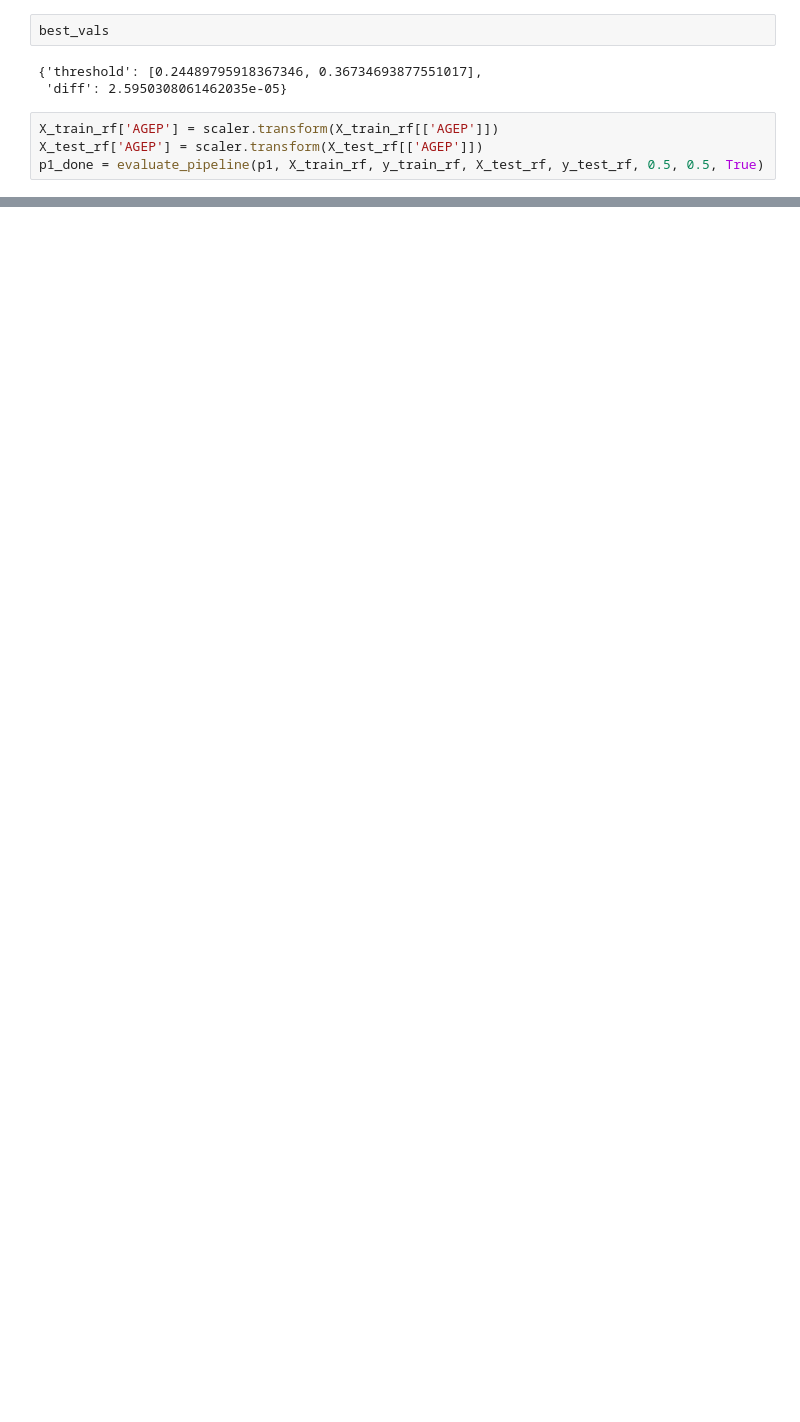
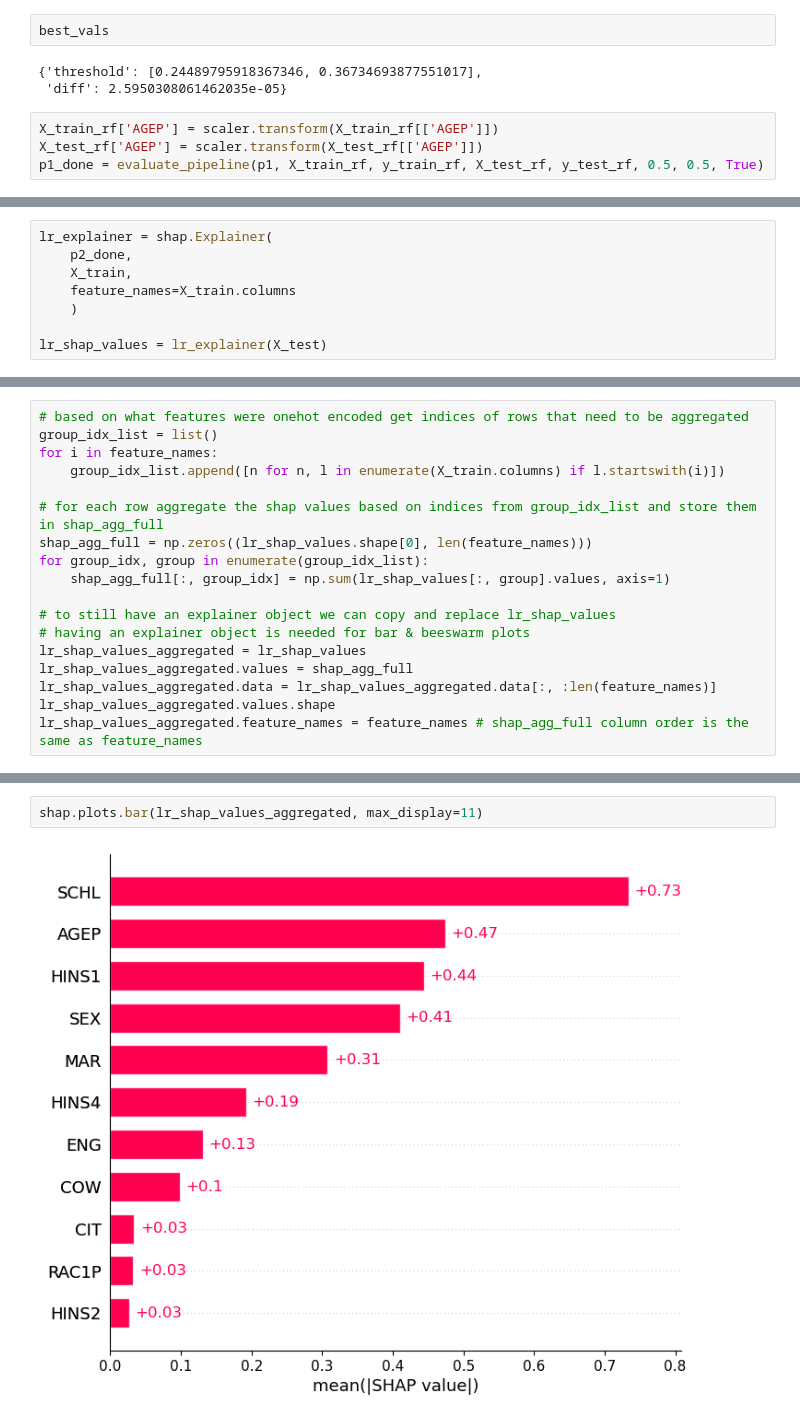
Before and after one commit to Steinar-Slette/AF_mandatory, a Jupyter notebook: notebooks/equalized_outcomes.ipynb, the cells around one changed output, grey strips where cells are left out. Cells and saved outputs as stored; diff of their text form; blank space fills up the shorter version.

Commit message:
shapUpdate

```diff
--- a/notebooks/equalized_outcomes.ipynb
+++ b/notebooks/equalized_outcomes.ipynb
@@ -405,0 +447,8 @@ best_vals
+# %%
+lr_explainer = shap.Explainer(
+    p2_done,
+    X_train,
+    feature_names=X_train.columns
+    )
+
+lr_shap_values = lr_explainer(X_test)
@@ -405,0 +457,18 @@ best_vals
+# %%
+# based on what features were onehot encoded get indices of rows that need to be aggregated
+group_idx_list = list()
+for i in feature_names:
+    group_idx_list.append([n for n, l in enumerate(X_train.columns) if l.startswith(i)])
+
+# for each row aggregate the shap values based on indices from group_idx_list and store them in shap_agg_full
+shap_agg_full = np.zeros((lr_shap_values.shape[0], len(feature_names)))
+for group_idx, group in enumerate(group_idx_list):
+    shap_agg_full[:, group_idx] = np.sum(lr_shap_values[:, group].values, axis=1)
+
+# to still have an explainer object we can copy and replace lr_shap_values
+# having an explainer object is needed for bar & beeswarm plots
+lr_shap_values_aggregated = lr_shap_values
+lr_shap_values_aggregated.values = shap_agg_full
+lr_shap_values_aggregated.data = lr_shap_values_aggregated.data[:, :len(feature_names)]
+lr_shap_values_aggregated.values.shape
+lr_shap_values_aggregated.feature_names = feature_names # shap_agg_full column order is the same as feature_names
@@ -405,0 +477,4 @@ best_vals
+# %%
+shap.plots.bar(lr_shap_values_aggregated, max_display=11)
+# %% [output]
+[figure, added]
```
Also changed, not shown: parts of 23 cells of this notebook.
